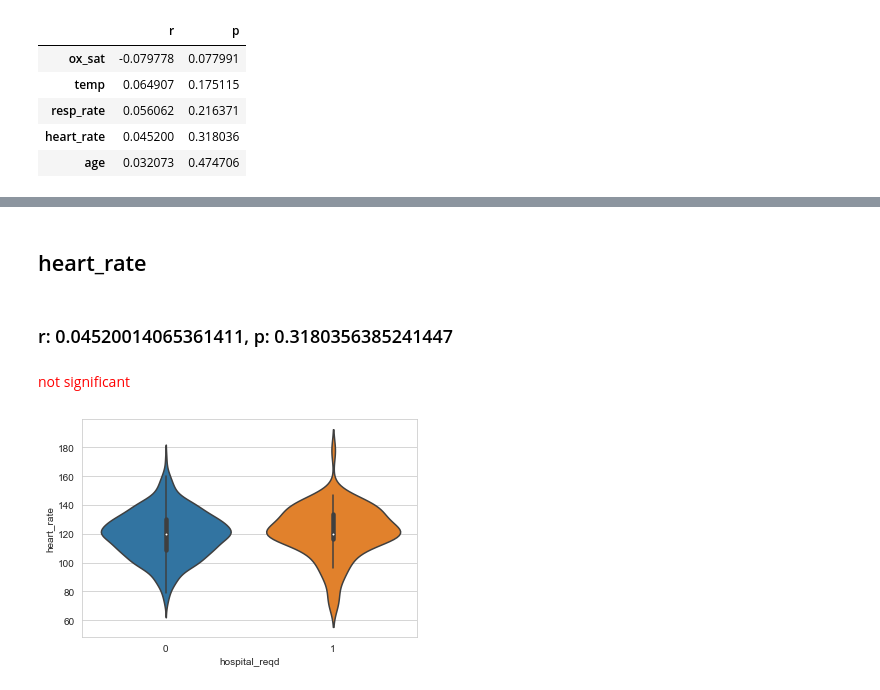
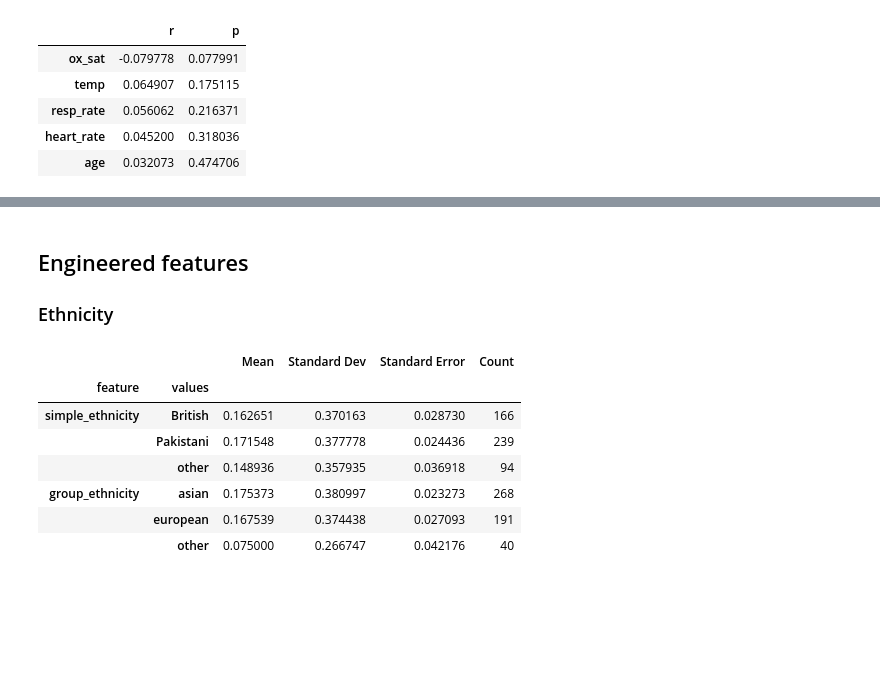
Before and after one commit to btcooper22/ace_project, a Jupyter notebook: exploration/exploration.ipynb, the cells around one changed output, grey strips where cells are left out. Cells and saved outputs as stored; diff of their text form; code cells hidden in the pictures; blank space fills up the shorter version.

```diff
--- a/exploration/exploration.ipynb
+++ b/exploration/exploration.ipynb
@@ -322,16 +351,16 @@ significant
-# %%
-vplot = sns.violinplot(data=ace_data, x="hospital_reqd", y="heart_rate")
-display(HTML(f"<h2>heart_rate</h2>"))
-data = ace_data[["heart_rate", "hospital_reqd"]].dropna()
-r, p = stats.pearsonr(data["heart_rate"],
-                      data.hospital_reqd)
-display(HTML(f"<h3>r: {r}, p: {p}"))
-if p < 0.05:
-    display(HTML("<p style='color:green'>significant</p"))
-else:
-    display(HTML("<p style='color:red'>not significant</p"))
-# %% [output]
-heart_rate
-r: 0.04520014065361411, p: 0.3180356385241447
-not significant
-[figure, removed]
+# %% [markdown]
+## Engineered features
+
+### Ethnicity
+# %%
+cat_feature_stats.iloc[30:36,:].style.apply(highlight_low_high,
+                              axis=1)
+# %% [output]
+|  |  | Mean | Standard Dev | Standard Error | Count |
+| feature | values |  |  |  |  |
+| simple_ethnicity | British | 0.162651 | 0.370163 | 0.028730 | 166 |
+|  | Pakistani | 0.171548 | 0.377778 | 0.024436 | 239 |
+|  | other | 0.148936 | 0.357935 | 0.036918 | 94 |
+| group_ethnicity | asian | 0.175373 | 0.380997 | 0.023273 | 268 |
+|  | european | 0.167539 | 0.374438 | 0.027093 | 191 |
+|  | other | 0.075000 | 0.266747 | 0.042176 | 40 |
```
Also changed, not shown: parts of 27 cells of this notebook.
